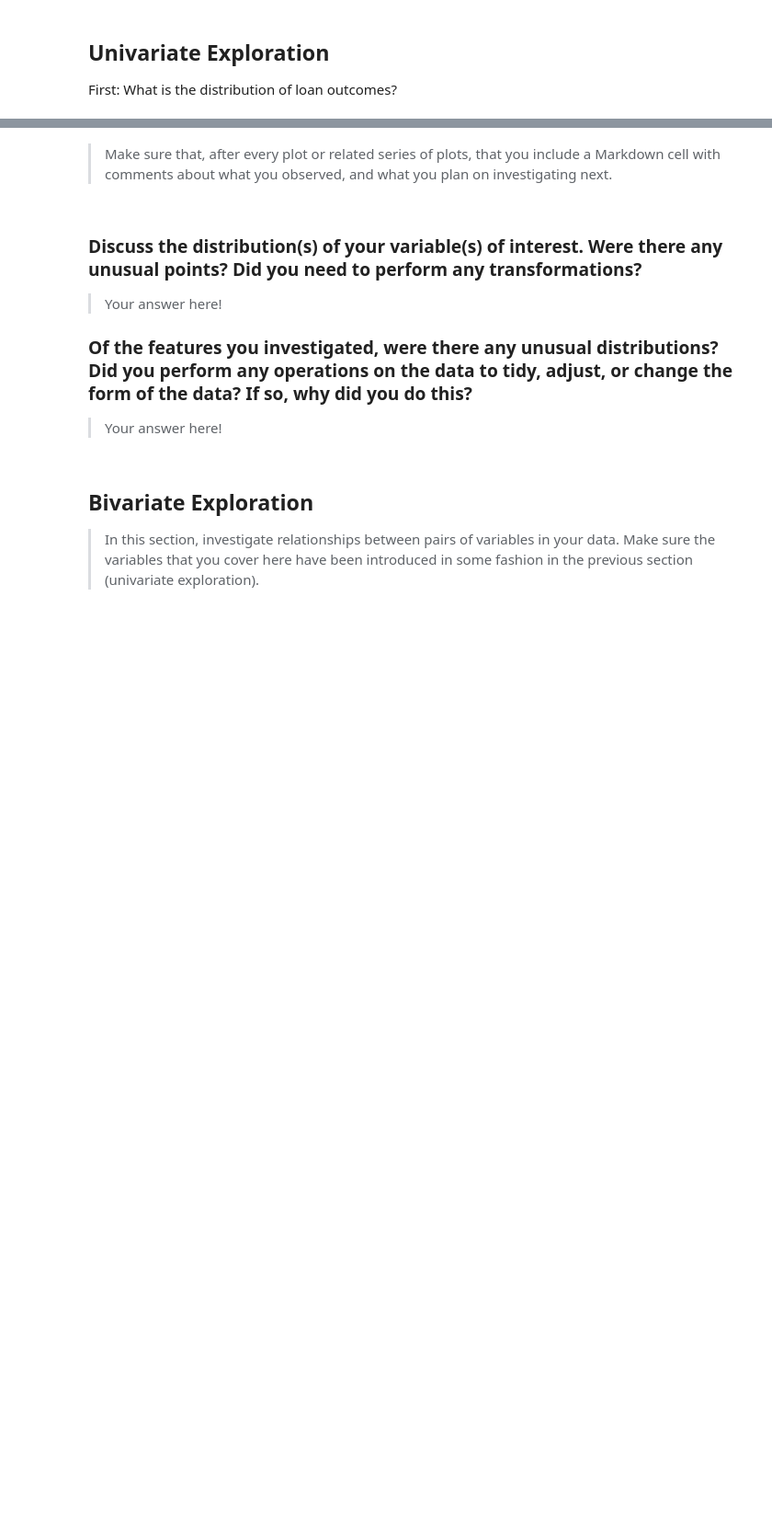
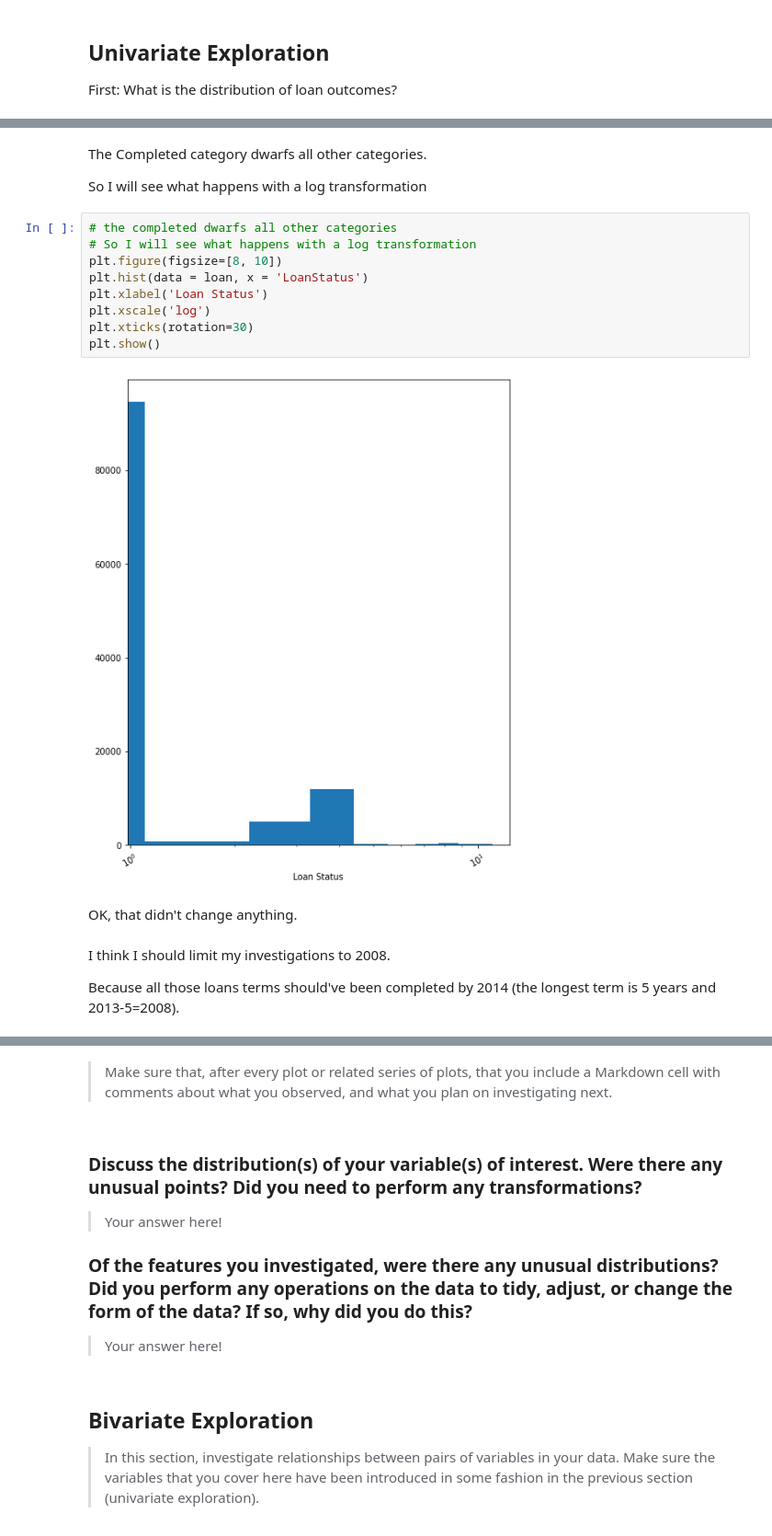
Before and after one commit to werdnamac/prosperloans, a Jupyter notebook: loan_exploration1a.ipynb, the cells around one changed output, grey strips where cells are left out. Shown at 92% size. Drawn from its saved outputs; the diff is of its cells as text; blank space fills up the shorter version.

```diff
--- a/loan_exploration1a.ipynb
+++ b/loan_exploration1a.ipynb
@@ -228,0 +255,21 @@ NameError: name 'diamonds' is not defined
+# %% [markdown]
+The Completed category dwarfs all other categories.
+
+So I will see what happens with a log transformation
+# %%
+# the completed dwarfs all other categories
+# So I will see what happens with a log transformation
+plt.figure(figsize=[8, 10])
+plt.hist(data = loan, x = 'LoanStatus')
+plt.xlabel('Loan Status')
+plt.xscale('log')
+plt.xticks(rotation=30)
+plt.show()
+# %% [output]
+[figure, added]
+# %% [markdown]
+OK, that didn't change anything.
+# %% [markdown]
+I think I should limit my investigations to 2008.
+
+Because all those loans terms should've been completed by 2014 (the longest term is 5 years and 2013-5=2008).
```
Also changed, not shown: parts of 9 cells of this notebook.
